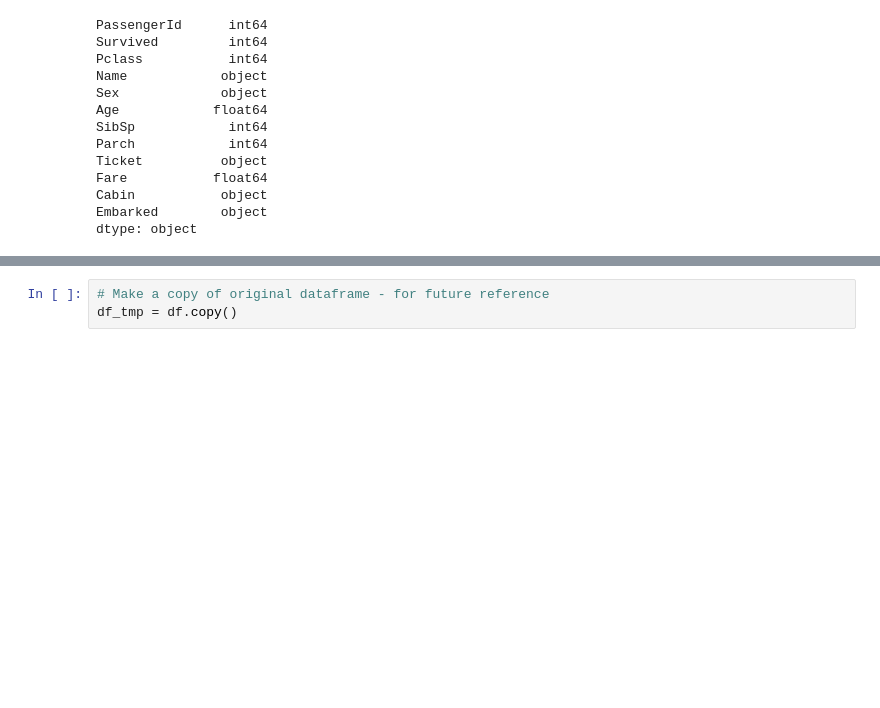
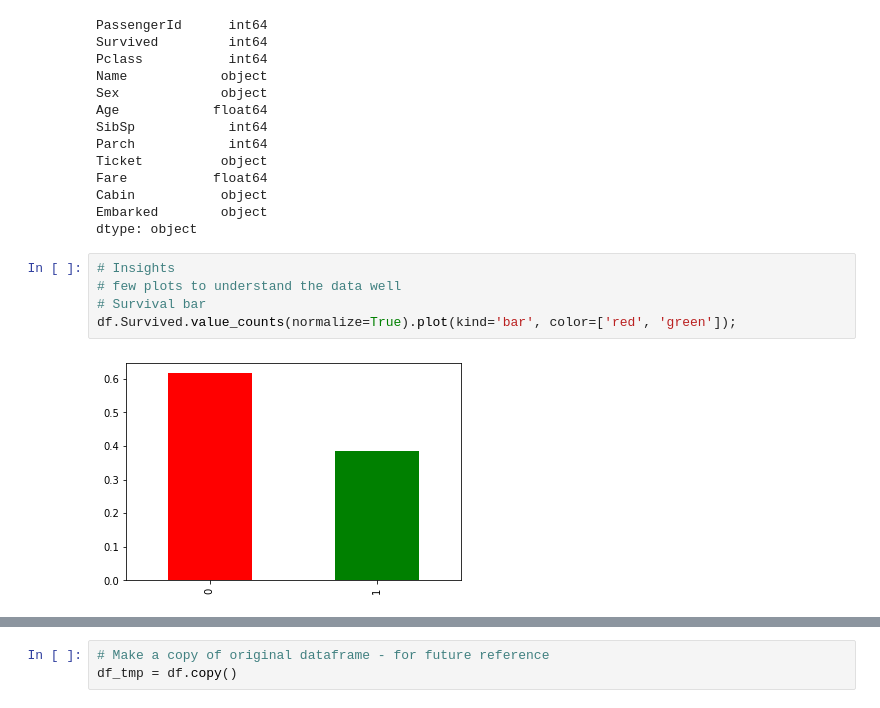
Before and after one commit to baouchemedouard/Machine-learning-projects, a Jupyter notebook: Titanic_data_analysis.ipynb, the cells around one changed output, grey strips where cells are left out. Drawn from its saved outputs; the diff is of its cells as text; blank space fills up the shorter version.

```diff
--- a/Titanic_data_analysis.ipynb
+++ b/Titanic_data_analysis.ipynb
@@ -47,3 +47,10 @@ Fare           float64
 Cabin           object
 Embarked        object
 dtype: object
+# %%
+# Insights
+# few plots to understand the data well
+# Survival bar
+df.Survived.value_counts(normalize=True).plot(kind='bar', color=['red', 'green']);
+# %% [output]
+[figure, added]
```
Also changed, not shown: parts of 13 cells of this notebook.
